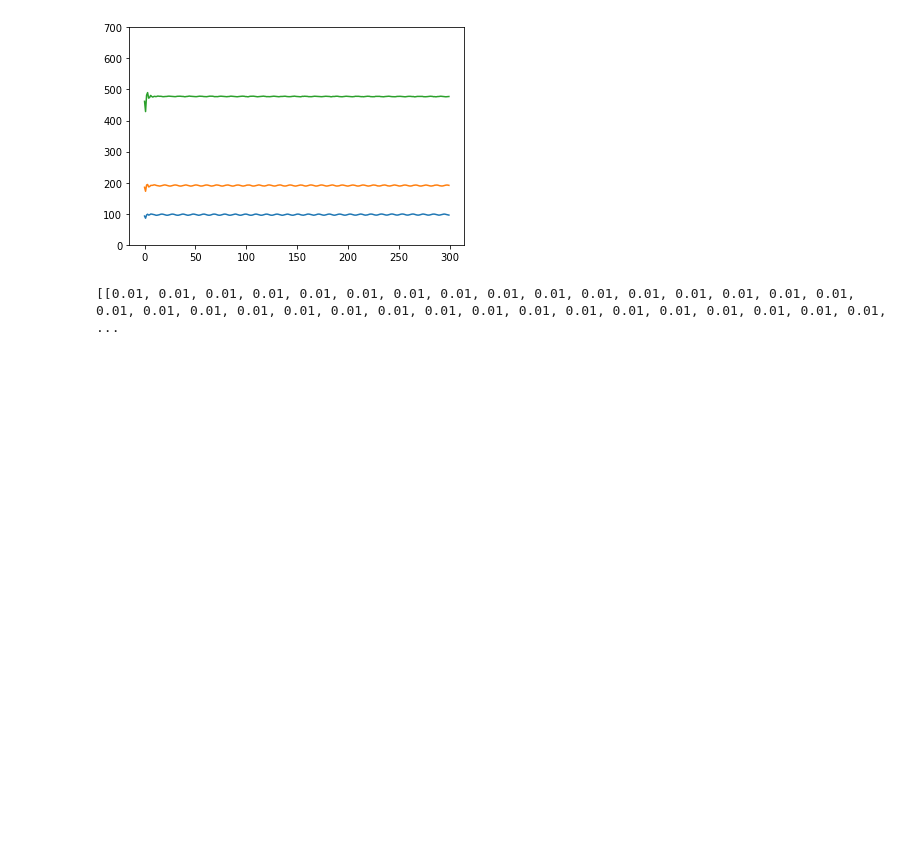
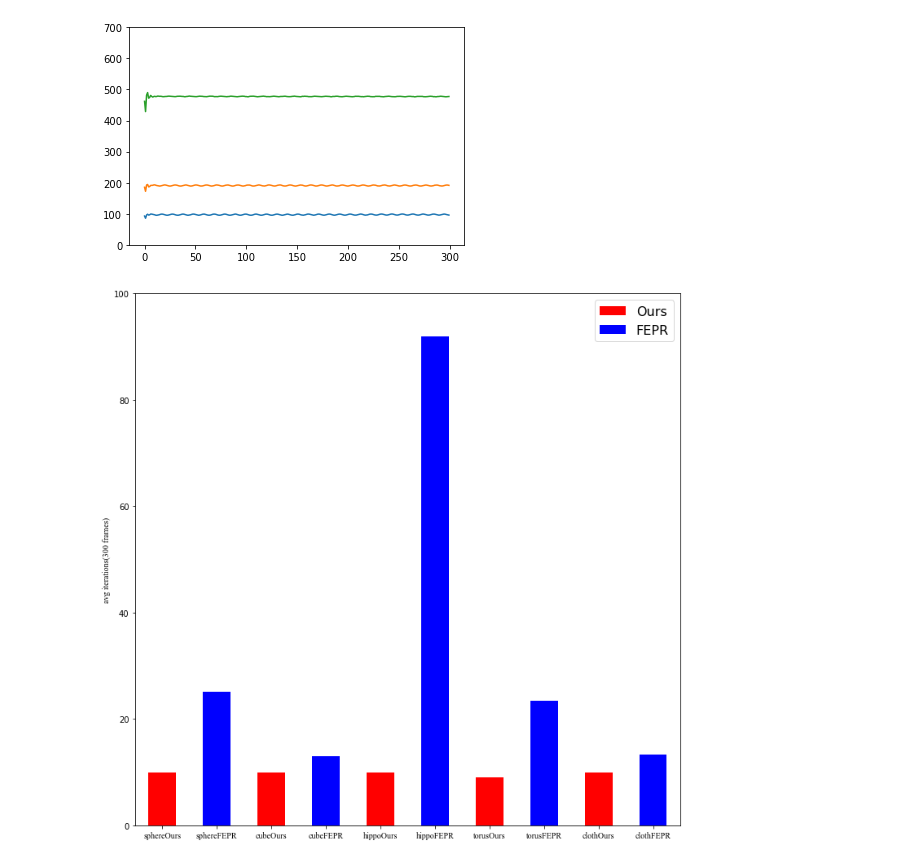
Before and after one commit to www0131/-Data-analysis, a Jupyter notebook: statistics.ipynb, the cells around one changed output. Cells and saved outputs as stored; diff of their text form; code cells hidden in the pictures; blank space fills up the shorter version.

```diff
--- a/statistics.ipynb
+++ b/statistics.ipynb
@@ -422,12 +443,3 @@ plt.ylim(0,700)
 # %% [output]
 (0.0, 700.0)
 [figure]
-# %%
-CPDiterData = getData(filePath + "cubeCPDOverHead.txt", 0, "", 4)
-
-CPDiterData[0] = list(map(float, CPDiterData[0]))
-CPDiterData[1] = list(map(int,CPDiterData[1]))
-#
-print(CPDiterData)
-# %% [output]
-[[0.01, 0.01, 0.01, 0.01, 0.01, 0.01, 0.01, 0.01, 0.01, 0.01, 0.01, 0.01, 0.01, 0.01, 0.01, 0.01, 0.01, 0.01, 0.01, 0.01, 0.01, 0.01, 0.01, 0.01, 0.01, 0.01, 0.01, 0.01, 0.01, 0.01, 0.01, 0.01, 0.01,  ...
@@ -433,0 +460,35 @@ print(CPDiterData)
+# %%
+frame = 300
+
+sumCPDiter = []
+sumFPERiter = []
+
+for i in range(5):
+    sumCPDiter.append(sum(CPDiterData[i][1])/frame)
+    sumFPERiter.append(sum(FPERiterData[i])/frame + 10)
+# %%
+x = np.arange(10)
+
+name = []
+for i in range (5):
+    name.append(example[i] + "Ours")
+    name.append(example[i] + "FEPR")
+
+for i in range(5):
+    if(i == 0):
+        plt.bar(i * 2, sumCPDiter[i], width = 0.5, color = "red", label = "Ours")
+        plt.bar(i * 2 + 1, sumFPERiter[i], width = 0.5, color = "blue", label = "FEPR")
+    else:
+        plt.bar(i * 2, sumCPDiter[i], width = 0.5, color = "red")
+        plt.bar(i * 2 + 1, sumFPERiter[i], width = 0.5,color = "blue")
+
+csfont = {'fontname':'times new roman'}
+
+plt.xticks(x, name, **csfont)
+plt.ylabel('avg iterations(300 frames)', **csfont)
+plt.axis([-0.5, 9.5, 0, 100])
+plt.legend(loc='upper right', fontsize = 16)
+
+plt.rcParams["figure.figsize"] = (12, 12)
+# %% [output]
+[figure, added]
```
Also changed, not shown: parts of 9 cells of this notebook.
